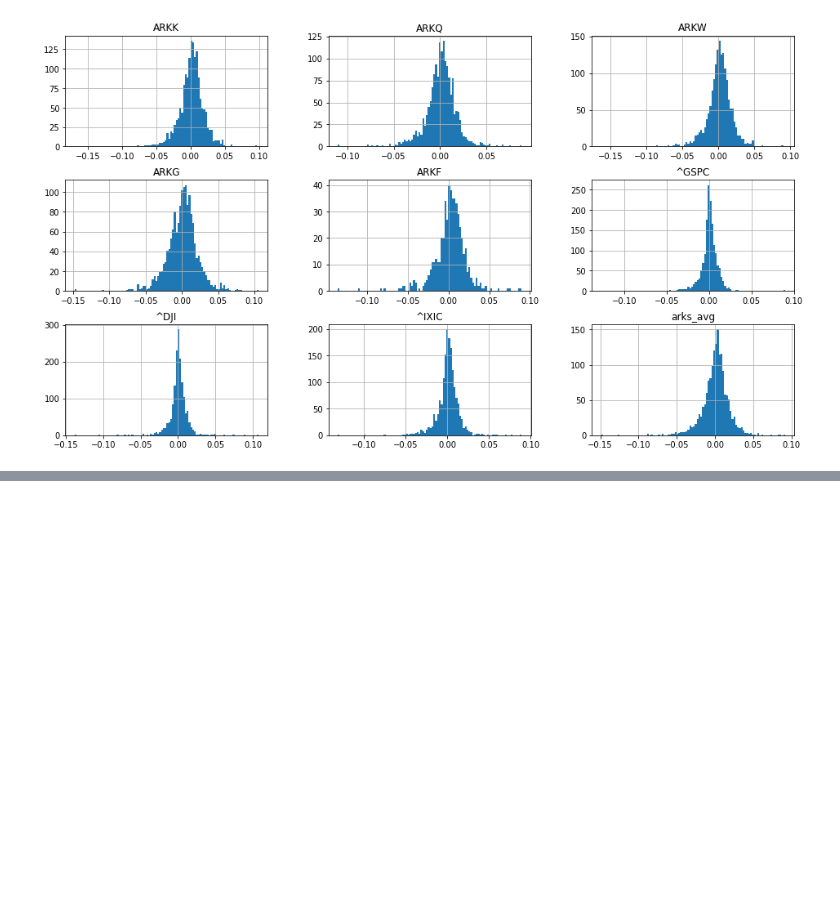
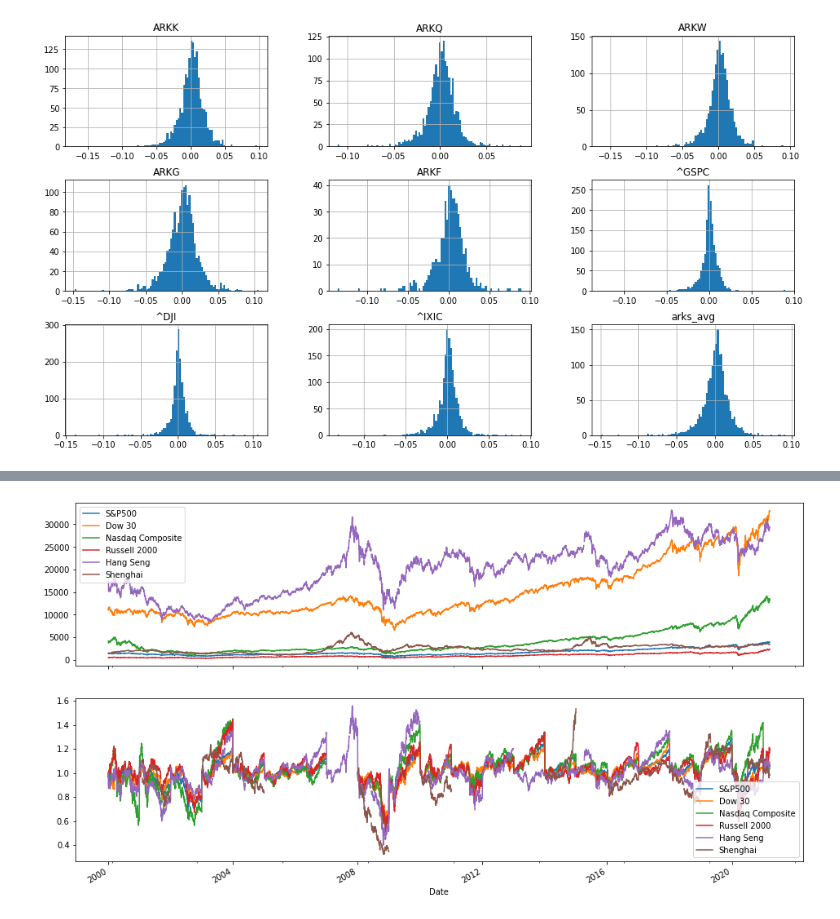
Before and after one commit to Yongliang-Shi/market-prediction, a Jupyter notebook: explore_ark.ipynb, the cells around one changed output, grey strips where cells are left out. Cells and saved outputs as stored; diff of their text form; code cells hidden in the pictures; blank space fills up the shorter version.

```diff
--- a/explore_ark.ipynb
+++ b/explore_ark.ipynb
@@ -193,0 +354,6 @@ plt.show()
+# %%
+# Group the observation by year
+grouped_year = df_marks.groupby('year')
+
+# Print the data type
+type(grouped_year)
@@ -193,0 +415,18 @@ plt.show()
+# %%
+# Compute the relative prices for each year
+
+# Create a empty dataframe
+df_marks_relative = pd.DataFrame()
+
+# Create a list of years
+years = list(grouped_year.groups.keys())
+
+# For Loop through the years and compute the relative prices
+
+for year in years:
+    df_marks_year = grouped_year.get_group(year)
+    df_marks_year = df_marks_year[benchmarks].apply(lambda i: i/i.head(1).values, axis=0)
+    df_marks_relative = pd.concat([df_marks_relative, df_marks_year])
+
+# Sanity check
+df_marks_relative
@@ -193,0 +448,10 @@ plt.show()
+# %%
+# Add new columns for year, month, day, and day_name
+
+df_marks_relative = df_marks_relative.assign(year = df_marks_relative.index.year,
+                                             month = df_marks_relative.index.month,
+                                             day = df_marks_relative.index.day,
+                                             day_name = df_marks_relative.index.day_name())
+
+# Sanity check
+df_marks_relative.info()
@@ -193,0 +497,10 @@ plt.show()
+# %%
+fig, ax = plt.subplots(2, 1, figsize=(16,9), sharex=True)
+
+df_marks[benchmarks].plot(ax=ax[0])
+
+df_marks_relative[benchmarks].plot(ax=ax[1])
+
+plt.show()
+# %% [output]
+[figure, added]
```
Also changed, not shown: parts of 32 cells of this notebook.
